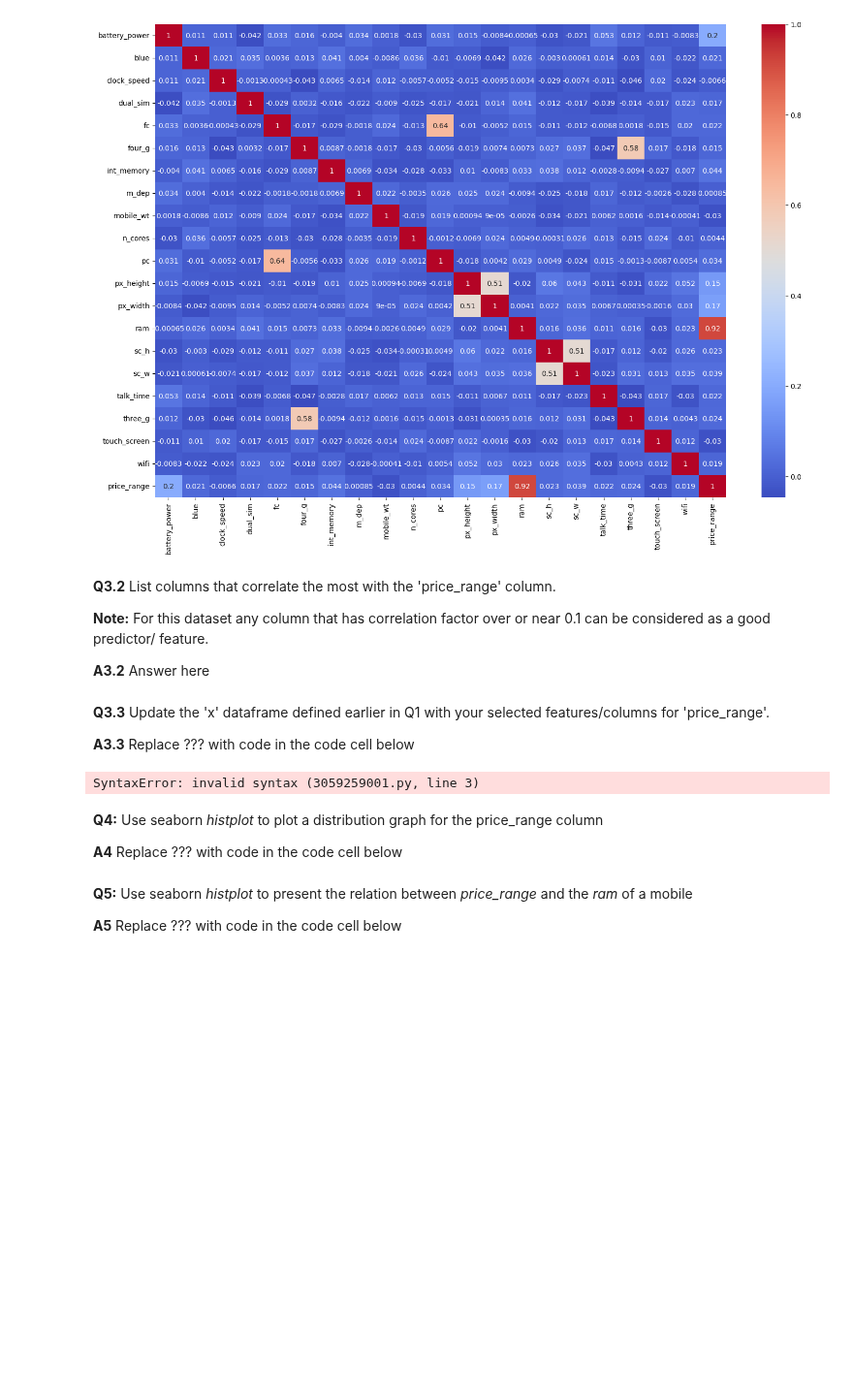
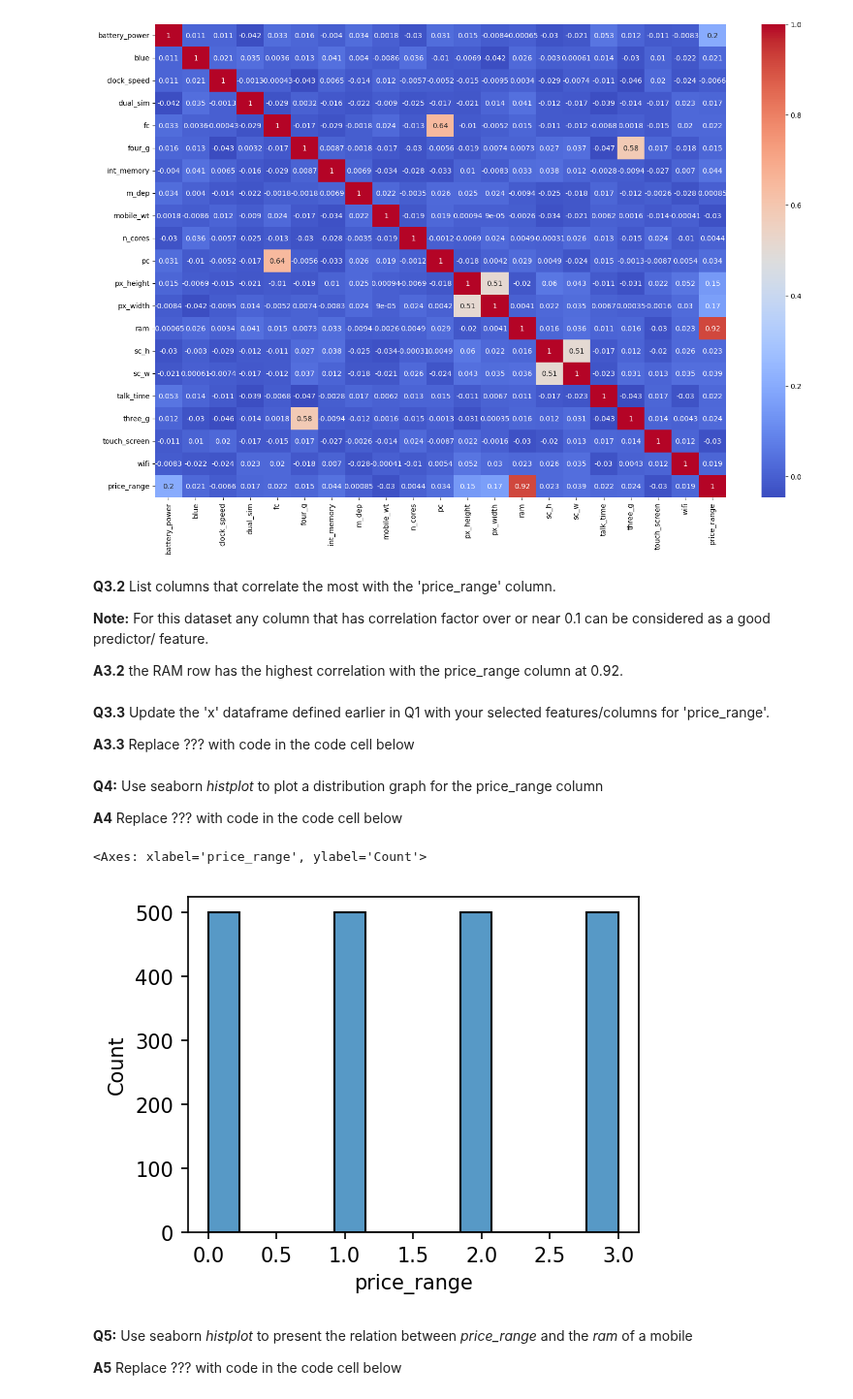
Before and after one commit to P-wig/ML-HW, a Jupyter notebook: HW4/HW4.ipynb, the cells around one changed output. Shown at 97% size. Cells and saved outputs as stored; diff of their text form; code cells hidden in the pictures; blank space fills up the shorter version.

```diff
--- a/HW4/HW4.ipynb
+++ b/HW4/HW4.ipynb
@@ -118,7 +118,7 @@ sns.heatmap( data=df.corr(), cmap='coolwarm', annot=True )
 
 **Note:** For this dataset any column that has correlation factor over or near 0.1 can be considered as a good predictor/ feature.
 
-**A3.2** Answer here
+**A3.2** the RAM row has the highest correlation with the price_range column at 0.92.
 # %% [markdown]
 **Q3.3** Update the 'x' dataframe defined earlier in Q1 with your selected features/columns for 'price_range'.
 
@@ -126,16 +126,17 @@ sns.heatmap( data=df.corr(), cmap='coolwarm', annot=True )
 # %%
 # A3 Part 3:
 
-x = ??
+x = df[ 'ram' ].values
-# %% [output]
-SyntaxError: invalid syntax (3059259001.py, line 3)
 # %% [markdown]
 **Q4:** Use seaborn _histplot_ to plot a distribution graph for the price_range column
 
 **A4** Replace ??? with code in the code cell below
 # %%
 plt.figure(figsize=(4,3),dpi=150)
-sns.?
+sns.histplot( df[ 'price_range' ] )
+# %% [output]
+<Axes: xlabel='price_range', ylabel='Count'>
+[figure, added]
 # %% [markdown]
 **Q5:** Use seaborn _histplot_ to present the relation between _price_range_ and the _ram_ of a mobile
 
```
Also changed, not shown: parts of 3 cells of this notebook.
